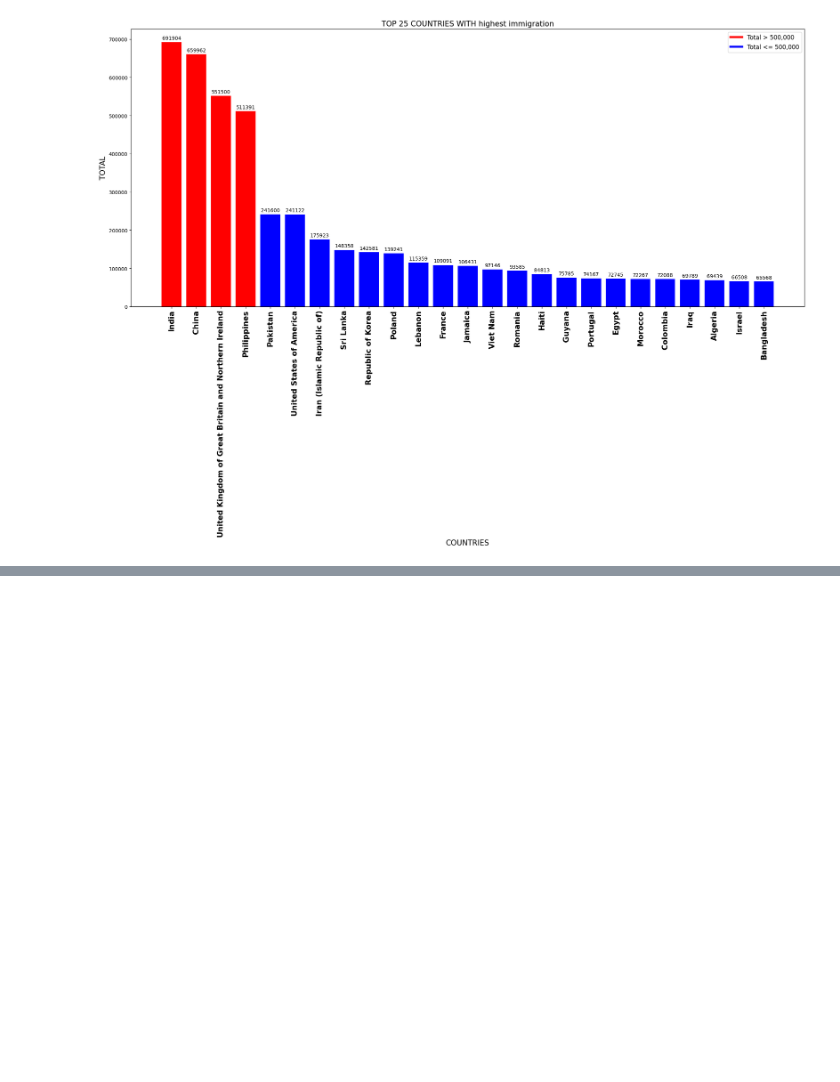
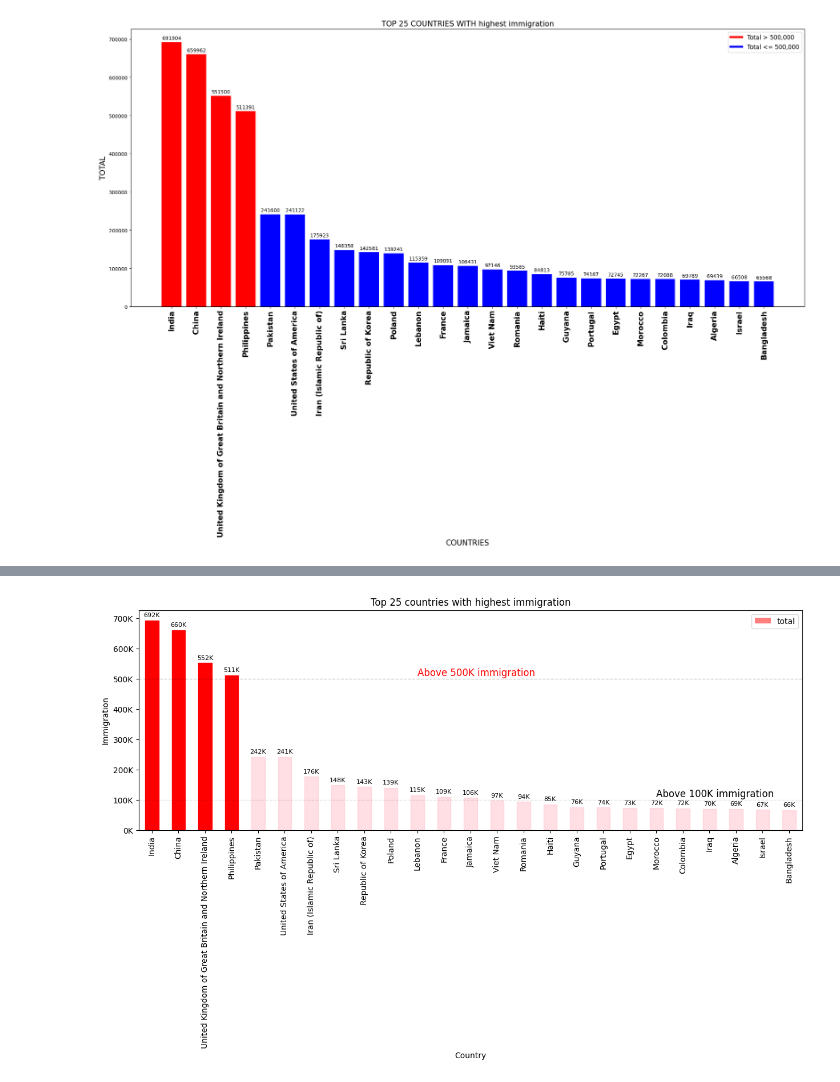
Before and after one commit to Krishwall/pythondatascience, a Jupyter notebook: dataanalysis/IMMIGRATION.ipynb, the cells around one changed output, grey strips where cells are left out. Cells and saved outputs as stored; diff of their text form; code cells hidden in the pictures; blank space fills up the shorter version.

```diff
--- a/dataanalysis/IMMIGRATION.ipynb
+++ b/dataanalysis/IMMIGRATION.ipynb
@@ -215,0 +267,28 @@ plt.show()
+# %%
+# top 25 countries with highest immigration
+ax = df.sort_values('total', ascending=False).head(25).plot(
+    kind='bar',
+    y='total',
+    figsize=(15,5),
+    title='Top 25 countries with highest immigration',
+    color = 'red',
+    alpha=.5,
+    xlabel='Country',
+    ylabel='Immigration',
+)
+# for krish
+ax.axhline(y=100000, color='black', linewidth=1, linestyle='--', alpha=.1)
+ax.axhline(y=500000, color='black', linewidth=1, linestyle='--', alpha=.2)
+ax.text(19, 110000, 'Above 100K immigration', color='black', fontsize=12)
+ax.text(10, 510000, 'Above 500K immigration', color='red', fontsize=12)
+ax.bar_label(ax.containers[0], fontsize=8, padding=3, fmt=lambda x: f'{x/1000:,.0f}K')
+for box in ax.patches:
+    if box.get_height() > 500000:
+        box.set_color('red')
+        box.set_alpha(1)
+    else:
+        box.set_color('pink')
+        box.set_alpha(.5)
+ax.yaxis.set_major_formatter(lambda x, pos: f'{x/1000:,.0f}K')
+# %% [output]
+[figure, added]
```
Also changed, not shown: parts of 1 cell of this notebook, 1 other file.
